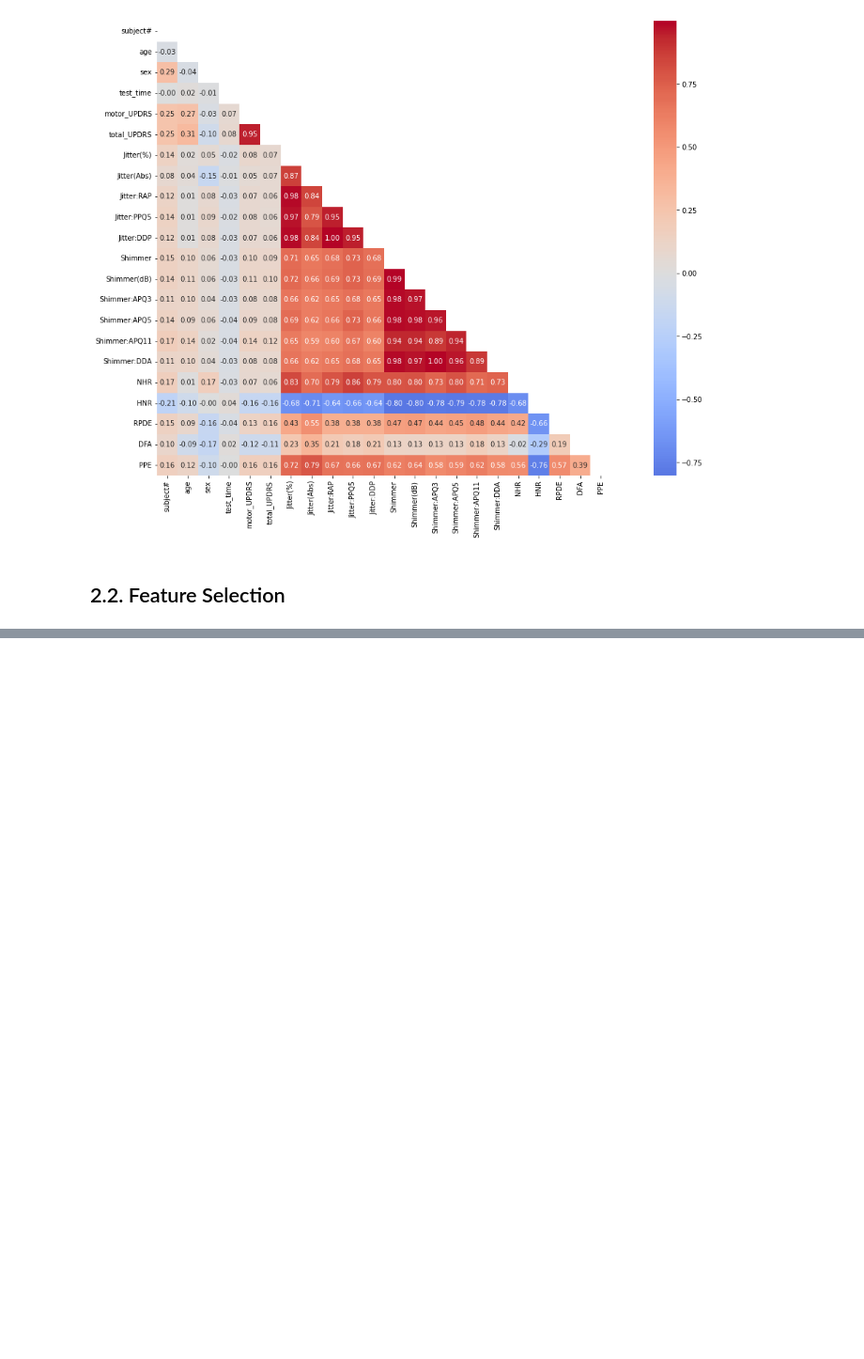
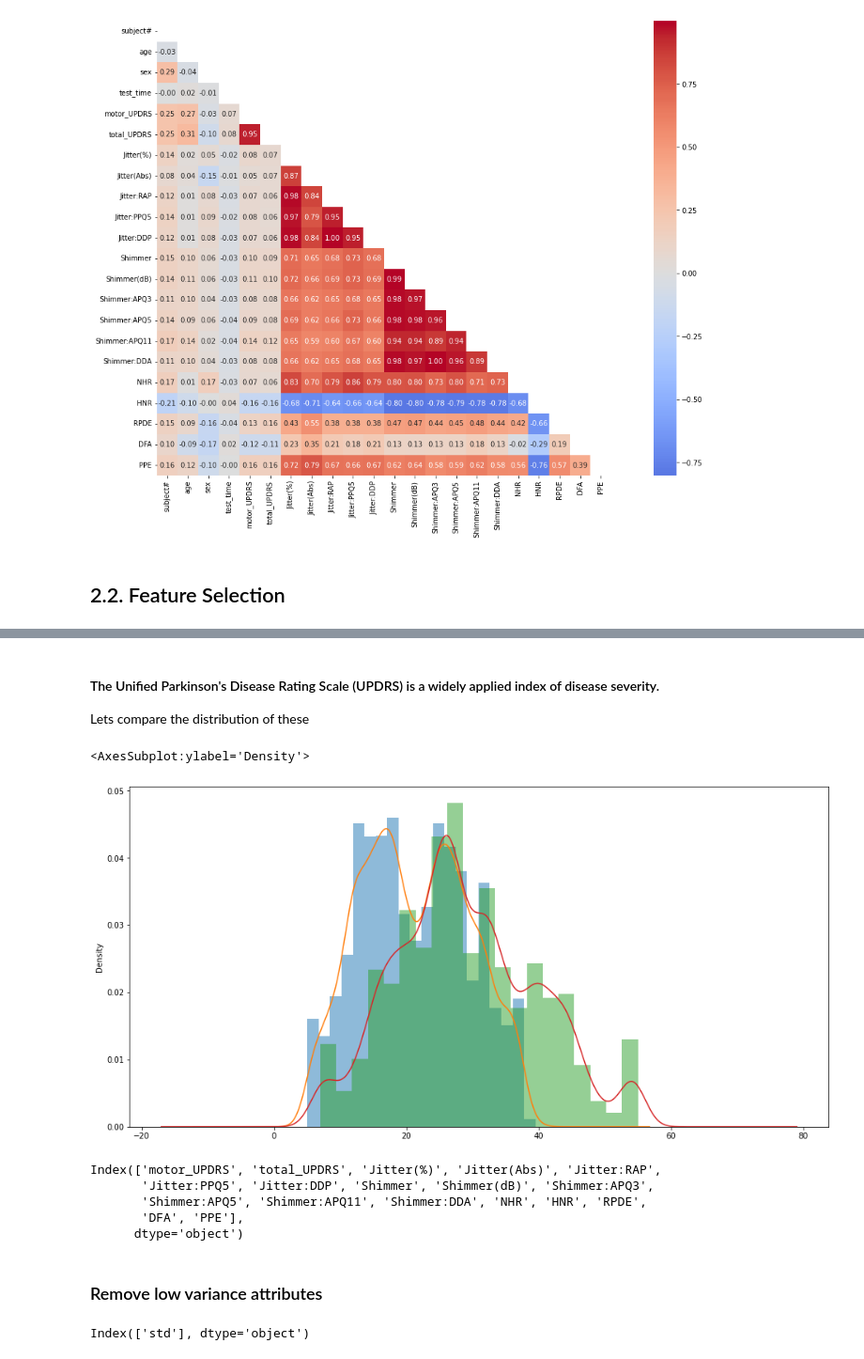
Before and after one commit to camilocbarrera/Workshop_1, a Jupyter notebook: Workshop_1.ipynb, the cells around one changed output, grey strips where cells are left out. Shown at 94% size. Drawn from its saved outputs; the diff is of its cells as text; code cells hidden in the pictures; blank space fills up the shorter version.

```diff
--- a/Workshop_1.ipynb
+++ b/Workshop_1.ipynb
@@ -113,0 +134,4 @@ plt.show()
+# %%
+df.drop([ 'subject#','age', 'sex', 'test_time'], inplace=True, axis=1)
+df.head()
+# The porpose is try to predict UPDRS scores from 16 voice measures.
@@ -113,0 +145,25 @@ plt.show()
+# %% [markdown]
+#### The Unified Parkinson's Disease Rating Scale (UPDRS) is a widely applied index of disease severity.
+Lets compare the distribution of these
+# %%
+fig,ax = plt.subplots(figsize=(16,8))
+
+df['motor_UPDRS'].plot(kind='hist',alpha=0.5,density=True,bins=20)
+df['motor_UPDRS'].plot(kind='kde')
+
+
+df['total_UPDRS'].plot(kind='hist',alpha=0.5,density=True,bins=20)
+df['total_UPDRS'].plot(kind='kde')
+# %% [output]
+<AxesSubplot:ylabel='Density'>
+[figure, added]
+# %%
+df.columns
+# %% [output]
+Index(['motor_UPDRS', 'total_UPDRS', 'Jitter(%)', 'Jitter(Abs)', 'Jitter:RAP',
+       'Jitter:PPQ5', 'Jitter:DDP', 'Shimmer', 'Shimmer(dB)', 'Shimmer:APQ3',
+       'Shimmer:APQ5', 'Shimmer:APQ11', 'Shimmer:DDA', 'NHR', 'HNR', 'RPDE',
+       'DFA', 'PPE'],
+      dtype='object')
+# %% [markdown]
+### Remove low variance attributes
@@ -113,0 +172,5 @@ plt.show()
+# %%
+variances.head()
+variances.columns
+# %% [output]
+Index(['std'], dtype='object')
```
Also changed, not shown: parts of 37 cells of this notebook, 1 other file.
